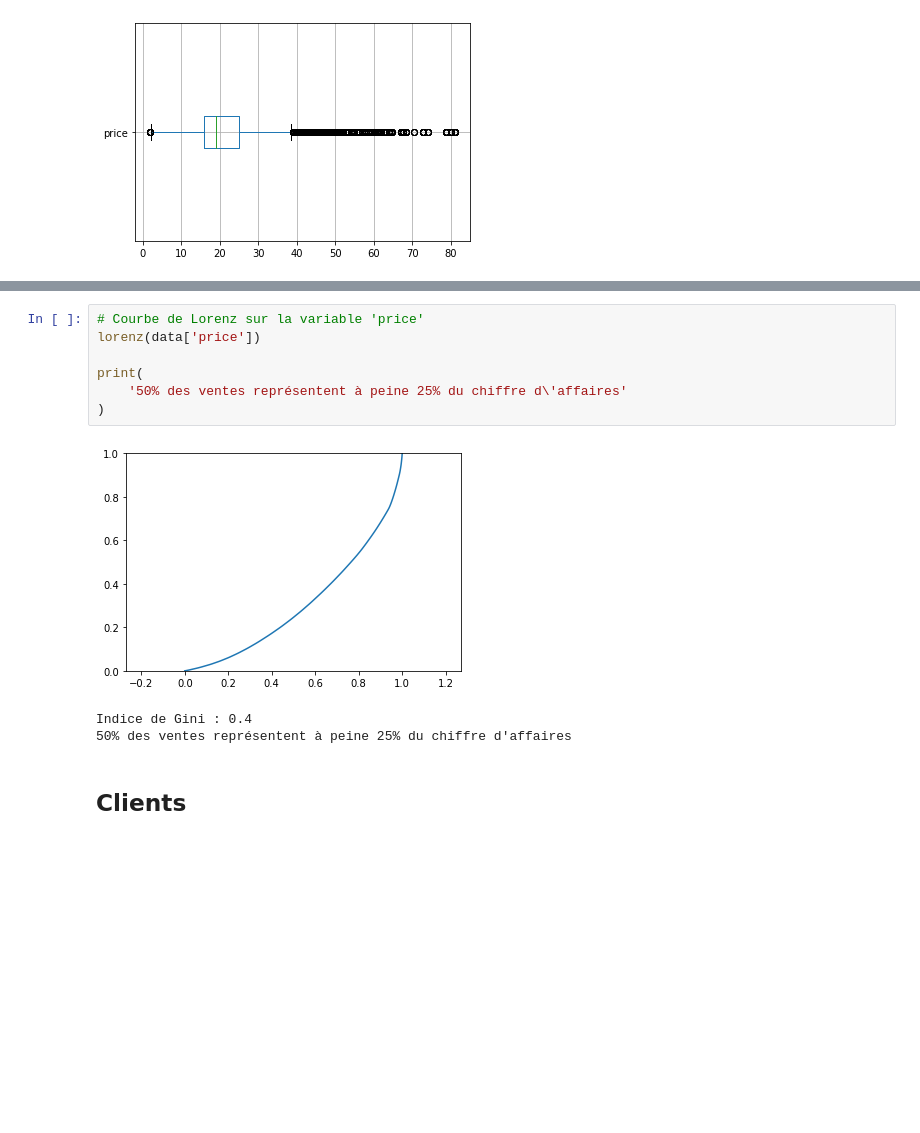
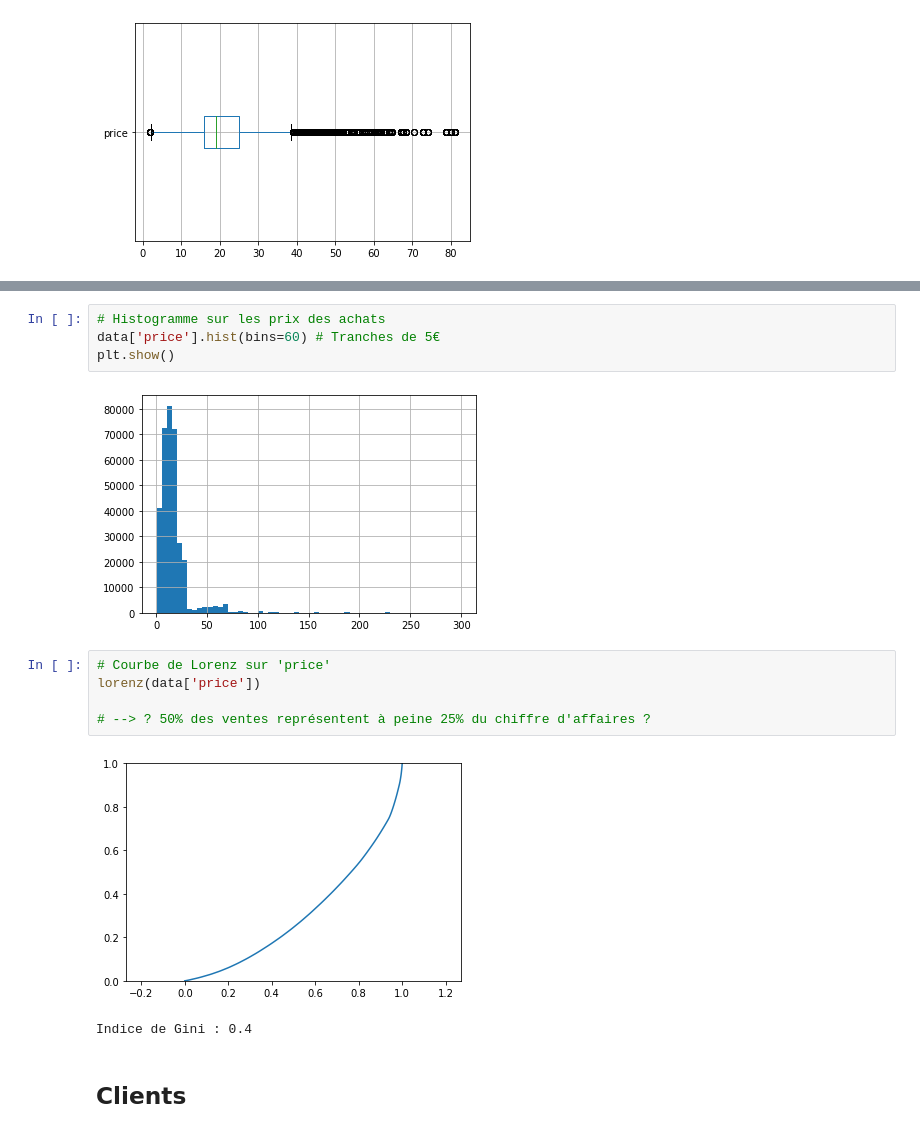
Before and after one commit to gllmfrnr/oc-da, a Jupyter notebook: p4/p4.ipynb, the cells around one changed output, grey strips where cells are left out. Saved outputs shown, nothing was run; the diff lists cells and outputs as text; blank space fills up the shorter version.

```diff
--- a/p4/p4.ipynb
+++ b/p4/p4.ipynb
@@ -840,14 +895,17 @@ Kurtosis :  8.15
+# %%
+# Histogramme sur les prix des achats
+data['price'].hist(bins=60) # Tranches de 5€
+plt.show()
+# %% [output]
+[figure, added]
 # %%
-# Courbe de Lorenz sur la variable 'price'
+# Courbe de Lorenz sur 'price'
 lorenz(data['price'])
 
-print(
-    '50% des ventes représentent à peine 25% du chiffre d\'affaires'
-)
+# --> ? 50% des ventes représentent à peine 25% du chiffre d'affaires ?
 # %% [output]
 [figure]
 Indice de Gini : 0.4
-50% des ventes représentent à peine 25% du chiffre d'affaires
 # %% [markdown]
 ## Clients
 # %% [markdown]
```
Also changed, not shown: parts of 33 cells of this notebook.
